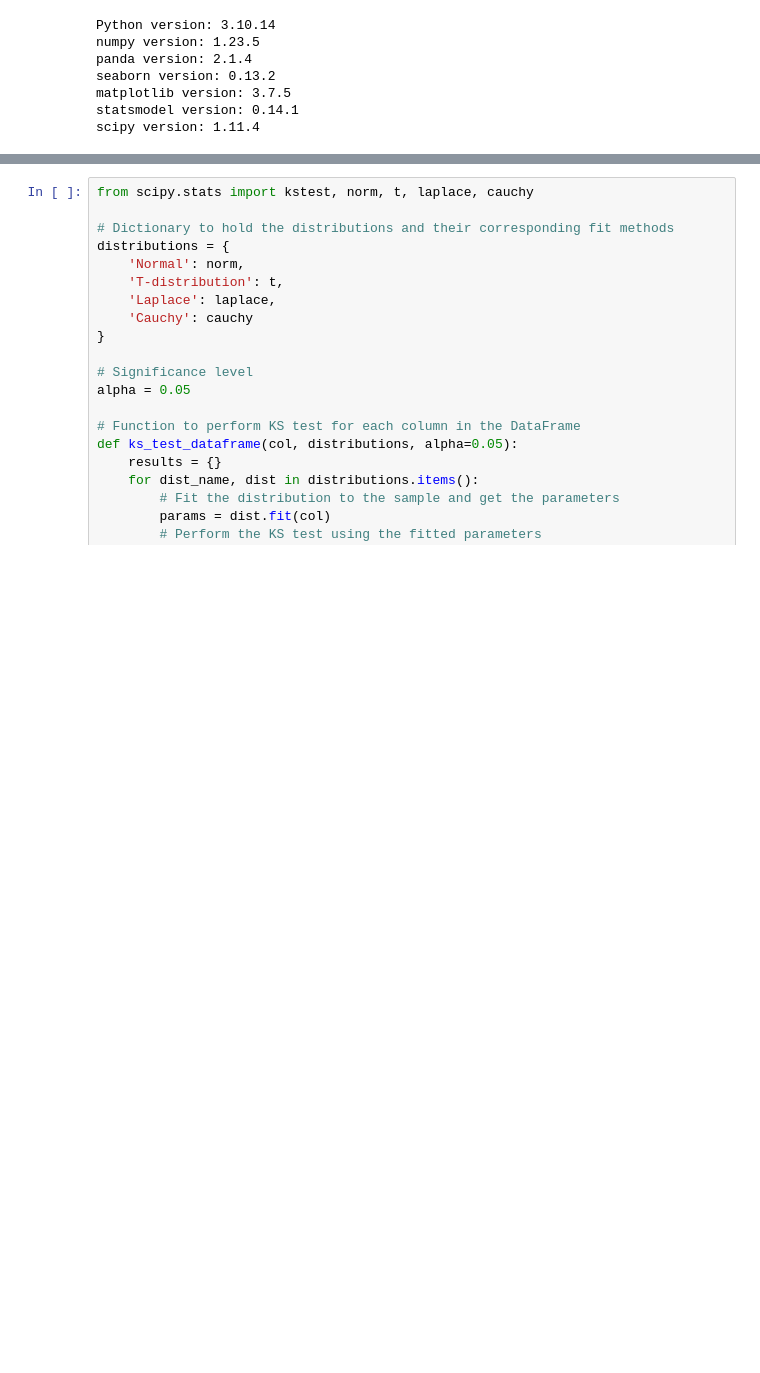
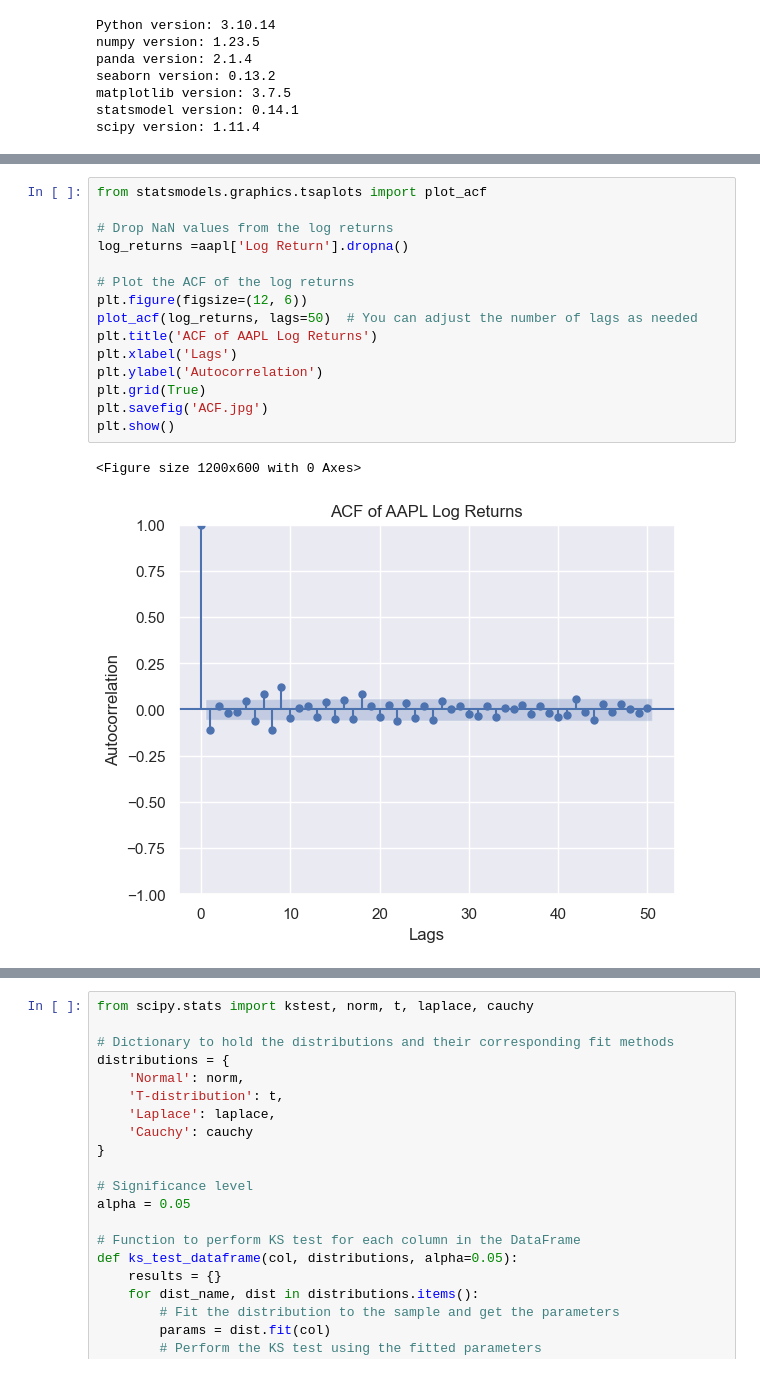
Before and after one commit to myscratchbooks/Python-and-R, a Jupyter notebook: Python_Stochastic Volatility Models Simulation and Statistical Model.ipynb, the cells around one changed output, grey strips where cells are left out. Cells and saved outputs as stored; diff of their text form; blank space fills up the shorter version.

```diff
--- a/Python_Stochastic Volatility Models Simulation and Statistical Model.ipynb
+++ b/Python_Stochastic Volatility Models Simulation and Statistical Model.ipynb
@@ -101,0 +157,18 @@ Reject the null hypothesis (H0), the data does not have a unit root and is stati
+# %%
+from statsmodels.graphics.tsaplots import plot_acf
+
+# Drop NaN values from the log returns
+log_returns =aapl['Log Return'].dropna()
+
+# Plot the ACF of the log returns
+plt.figure(figsize=(12, 6))
+plot_acf(log_returns, lags=50)  # You can adjust the number of lags as needed
+plt.title('ACF of AAPL Log Returns')
+plt.xlabel('Lags')
+plt.ylabel('Autocorrelation')
+plt.grid(True)
+plt.savefig('ACF.jpg')
+plt.show()
+# %% [output]
+<Figure size 1200x600 with 0 Axes>
+[figure, added]
```
Also changed, not shown: parts of 7 cells of this notebook.
